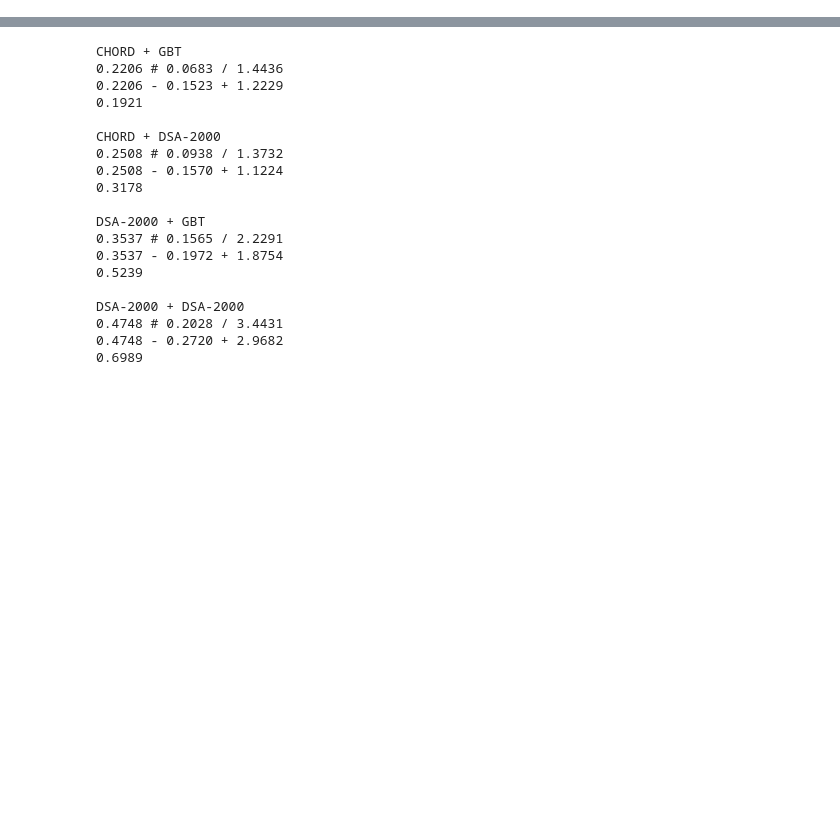
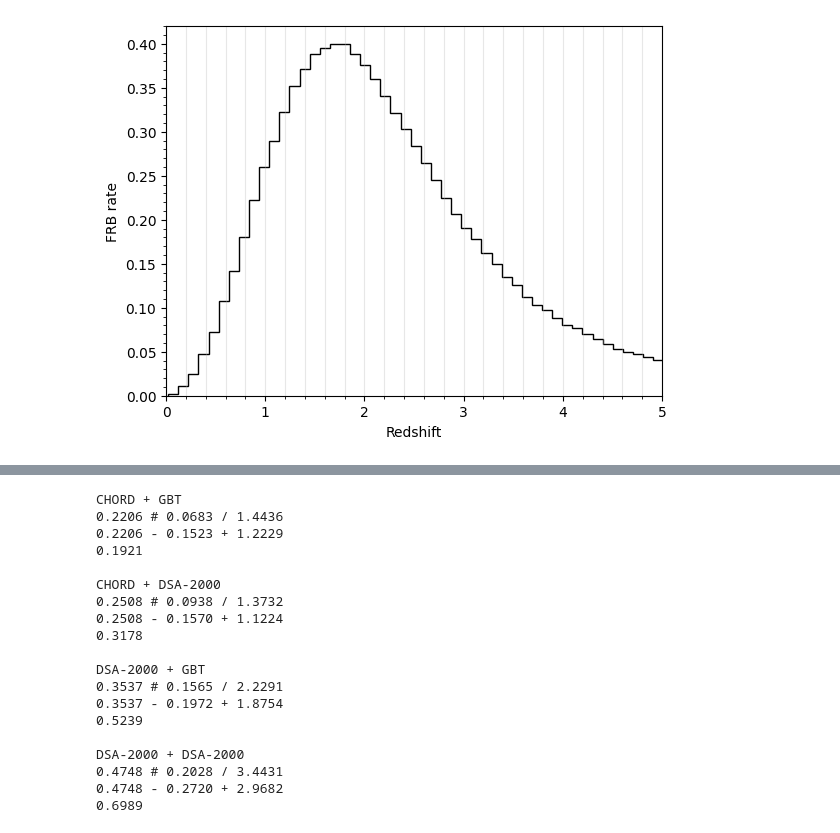
Before and after one commit to danielemichilli/slf, a Jupyter notebook: Gravitational_Lensing.ipynb, the cells around one changed output, grey strips where cells are left out. Cells and saved outputs as stored; diff of their text form; code cells hidden in the pictures; blank space fills up the shorter version.

```diff
--- a/Gravitational_Lensing.ipynb
+++ b/Gravitational_Lensing.ipynb
@@ -1304,0 +1540,15 @@ def set_simulation_size(simulation_goal):
+# %%
+y_hist, bins = np.histogram(frb_dist_z_unlens, bins=100, density=True)
+plt.stairs(y_hist, bins, color='k', label='Unlensed')
+
+plt.xlabel('Redshift')
+plt.ylabel('FRB rate')
+
+plt.xlim(0, 5)
+#plt.yscale('log')
+
+plt.minorticks_on()
+plt.tick_params(which='both')
+plt.grid(which='both', axis='x', alpha=0.3)
+# %% [output]
+[figure, added]
```
Also changed, not shown: parts of 87 cells of this notebook.
